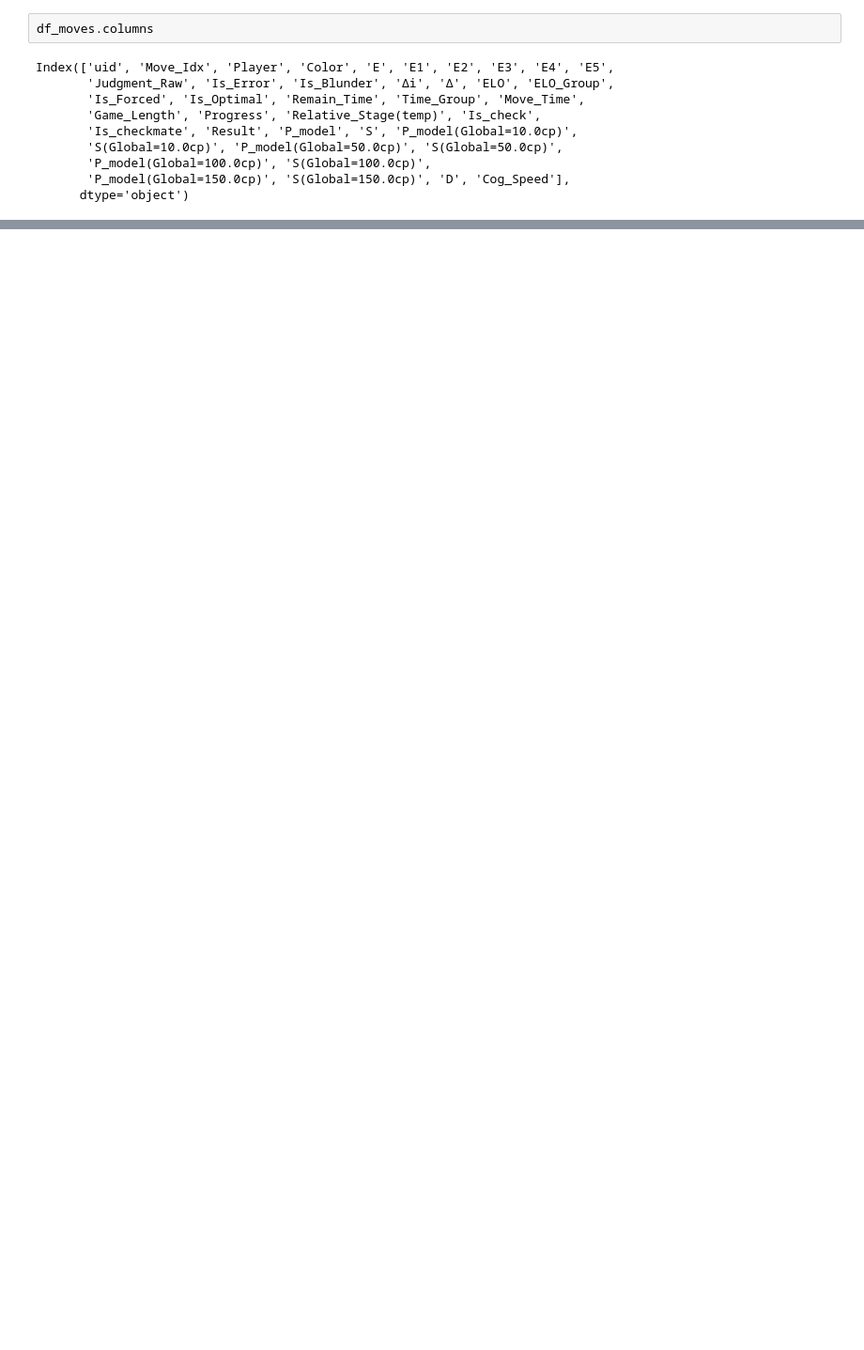
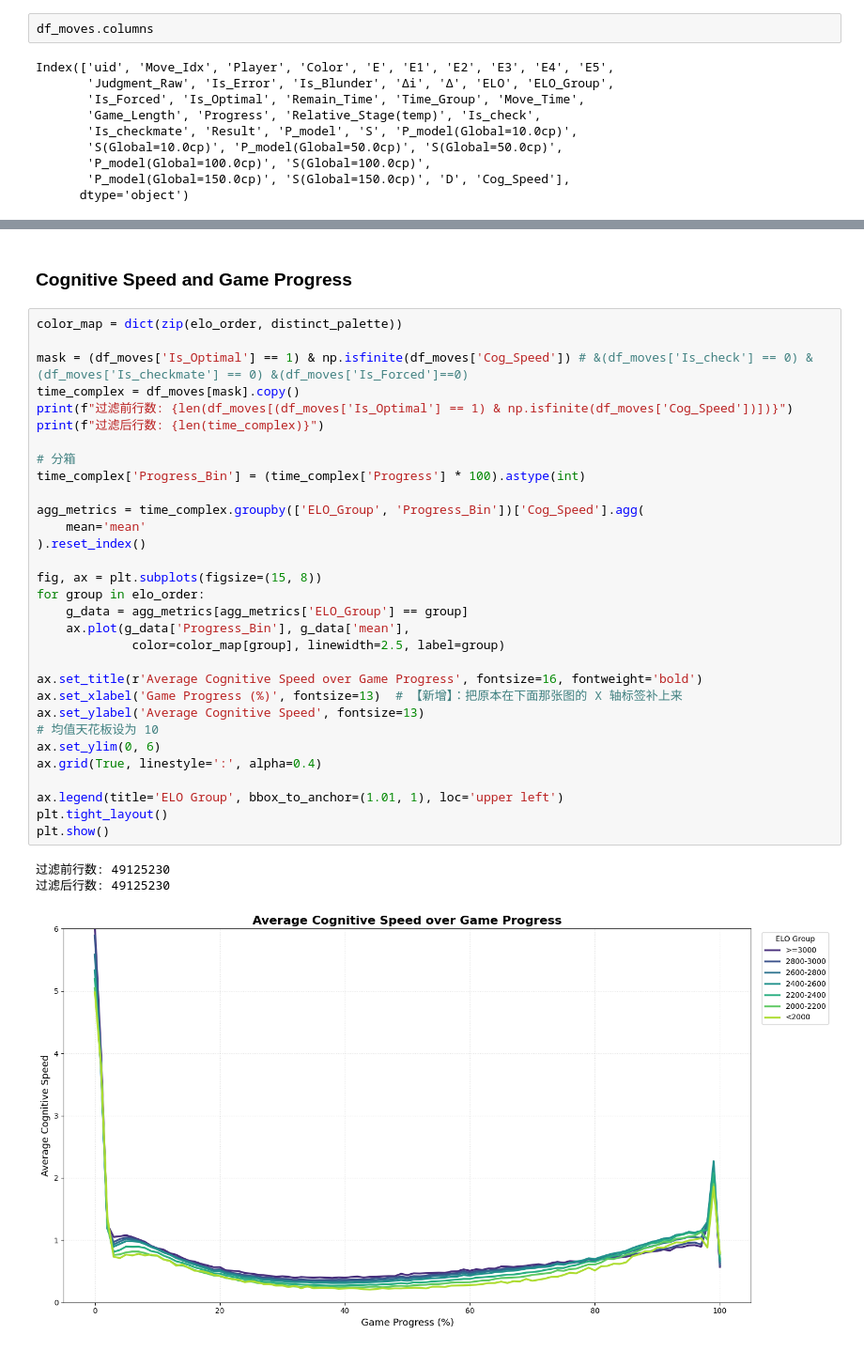
Before and after one commit to zZimablueee/Chess, a Jupyter notebook: complexity/delta_0/graphs/figure2.ipynb, the cells around one changed output, grey strips where cells are left out. Shown at 94% size. Cells and saved outputs as stored; diff of their text form; blank space fills up the shorter version.

```diff
--- a/complexity/delta_0/graphs/figure2.ipynb
+++ b/complexity/delta_0/graphs/figure2.ipynb
@@ -762,0 +121,37 @@ $$
+# %% [markdown]
+### Cognitive Speed and Game Progress
+# %%
+color_map = dict(zip(elo_order, distinct_palette))
+
+mask = (df_moves['Is_Optimal'] == 1) & np.isfinite(df_moves['Cog_Speed']) # &(df_moves['Is_check'] == 0) & (df_moves['Is_checkmate'] == 0) &(df_moves['Is_Forced']==0)
+time_complex = df_moves[mask].copy()
+print(f"过滤前行数: {len(df_moves[(df_moves['Is_Optimal'] == 1) & np.isfinite(df_moves['Cog_Speed'])])}")
+print(f"过滤后行数: {len(time_complex)}")
+
+# 分箱
+time_complex['Progress_Bin'] = (time_complex['Progress'] * 100).astype(int)
+
+agg_metrics = time_complex.groupby(['ELO_Group', 'Progress_Bin'])['Cog_Speed'].agg(
+    mean='mean'
+).reset_index()
+
+fig, ax = plt.subplots(figsize=(15, 8))
+for group in elo_order:
+    g_data = agg_metrics[agg_metrics['ELO_Group'] == group]
+    ax.plot(g_data['Progress_Bin'], g_data['mean'],
+             color=color_map[group], linewidth=2.5, label=group)
+
+ax.set_title(r'Average Cognitive Speed over Game Progress', fontsize=16, fontweight='bold')
+ax.set_xlabel('Game Progress (%)', fontsize=13)  # 【新增】：把原本在下面那张图的 X 轴标签补上来
+ax.set_ylabel('Average Cognitive Speed', fontsize=13)
+# 均值天花板设为 10
+ax.set_ylim(0, 6)
+ax.grid(True, linestyle=':', alpha=0.4)
+
+ax.legend(title='ELO Group', bbox_to_anchor=(1.01, 1), loc='upper left')
+plt.tight_layout()
+plt.show()
+# %% [output]
+过滤前行数: 49125230
+过滤后行数: 49125230
+[figure, added]
```
Also changed, not shown: parts of 59 cells of this notebook.
